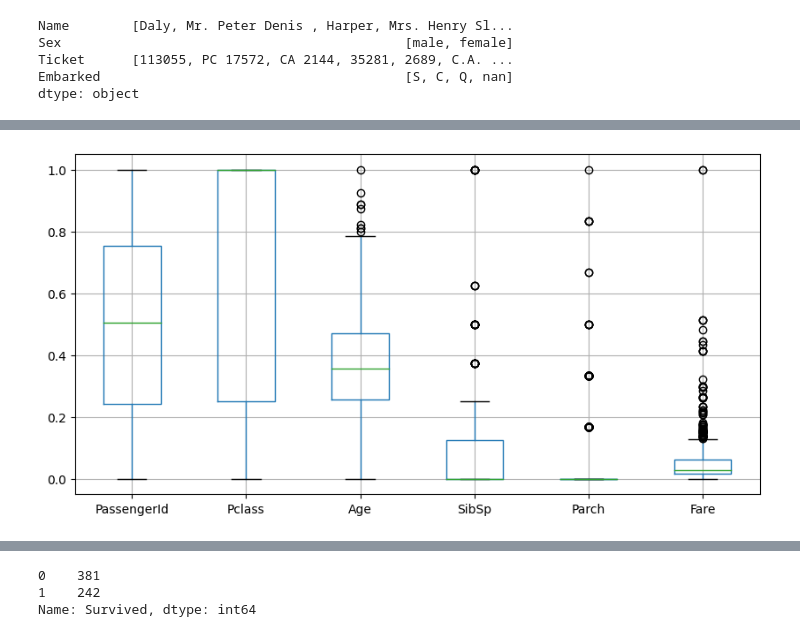
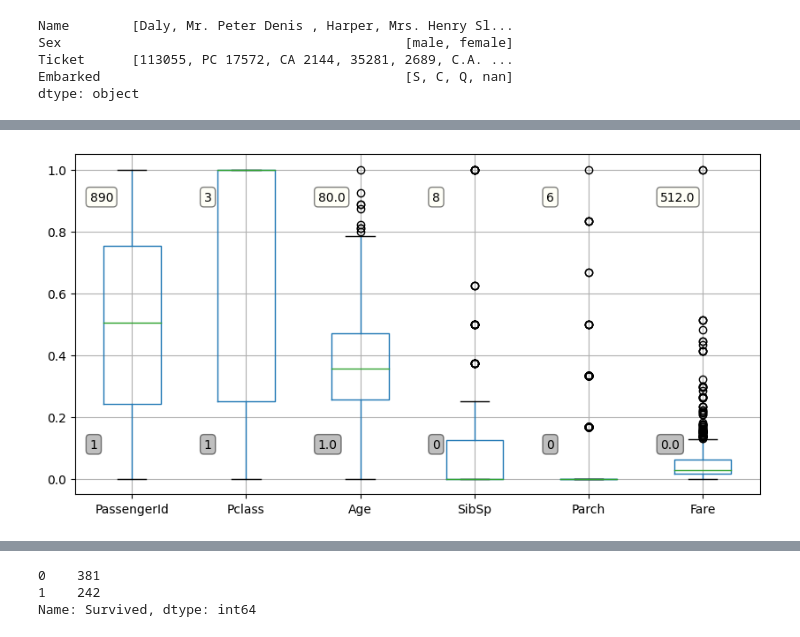
Before and after one commit to kelleuseis/Machine_Learning_Practice, a Jupyter notebook: Titanic_Machine_Learning_from_Disaster/Titanic-model.ipynb, the cells around one changed output, grey strips where cells are left out. Saved outputs shown, nothing was run; the diff lists cells and outputs as text; code cells hidden in the pictures.

```diff
--- a/Titanic_Machine_Learning_from_Disaster/Titanic-model.ipynb
+++ b/Titanic_Machine_Learning_from_Disaster/Titanic-model.ipynb
@@ -114,13 +114,19 @@ Name: Name, dtype: int64
 # %%
 fig,ax = plt.subplots(figsize=(10,5))
 
 numcol_train = X_train.select_dtypes(include=np.number)
 
 boxdf = pd.DataFrame(MinMaxScaler().fit_transform(numcol_train), columns=numcol_train.columns)
 
 boxdf.boxplot()
 
+for i in range(len(numcol_train.columns)):
+    plt.text(i+0.63, 0.9, np.round(numcol_train.iloc[:,i].max(), 0),
+             bbox=dict(boxstyle='round', facecolor='ivory', alpha=0.5))
+    plt.text(i+0.63, 0.1, np.round(numcol_train.iloc[:,i].min(), 0),
+             bbox=dict(boxstyle='round', facecolor='grey', alpha=0.5))
+
 plt.show()
 # %% [output]
-[figure, old version]
+[figure, new version]
 # %%
```
Also changed, not shown: parts of 21 cells of this notebook, 19 other files.
